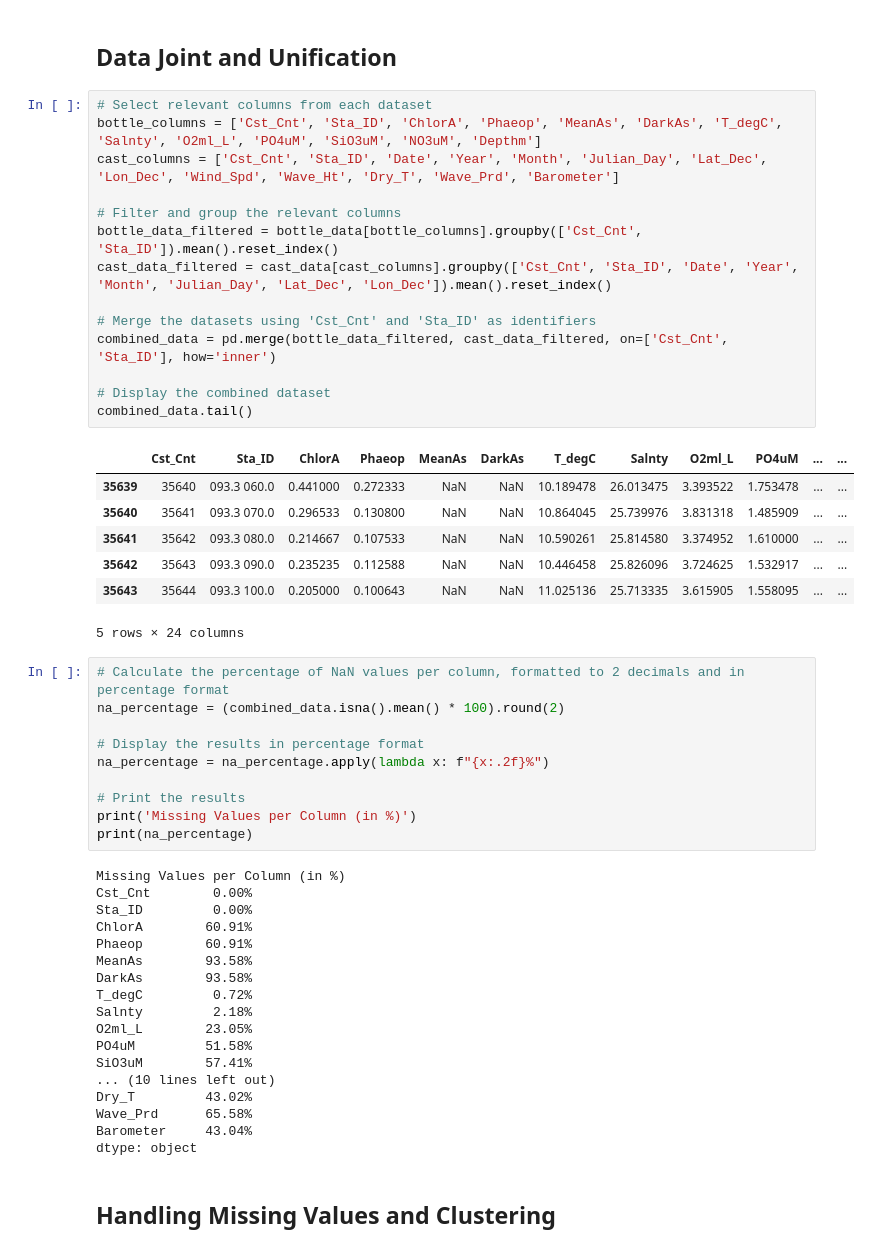
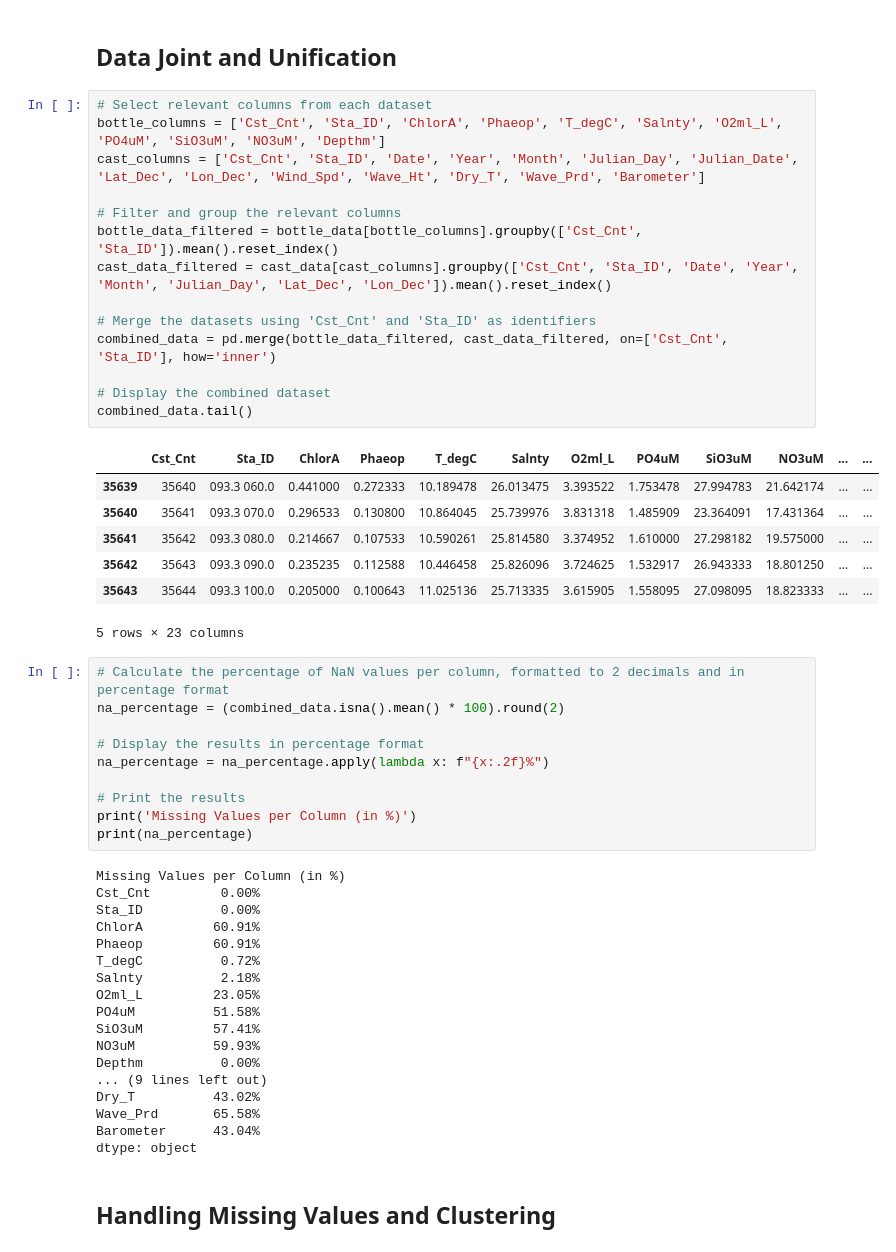
Before and after one commit to Drums180/Geoscientific_Analysis_Project, a Jupyter notebook: data_transform.ipynb, the cells around one changed output. Cells and saved outputs as stored; diff of their text form.

```diff
--- a/data_transform.ipynb
+++ b/data_transform.ipynb
@@ -13,26 +13,26 @@ cast_data = pd.read_csv('Datasets/194903-202105_Cast.csv', encoding='latin1')
 ## Data Joint and Unification
 # %%
 # Select relevant columns from each dataset
-bottle_columns = ['Cst_Cnt', 'Sta_ID', 'ChlorA', 'Phaeop', 'MeanAs', 'DarkAs', 'T_degC', 'Salnty', 'O2ml_L', 'PO4uM', 'SiO3uM', 'NO3uM', 'Depthm']
-cast_columns = ['Cst_Cnt', 'Sta_ID', 'Date', 'Year', 'Month', 'Julian_Day', 'Lat_Dec', 'Lon_Dec', 'Wind_Spd', 'Wave_Ht', 'Dry_T', 'Wave_Prd', 'Barometer']
+bottle_columns = ['Cst_Cnt', 'Sta_ID', 'ChlorA', 'Phaeop', 'T_degC', 'Salnty', 'O2ml_L', 'PO4uM', 'SiO3uM', 'NO3uM', 'Depthm']
+cast_columns = ['Cst_Cnt', 'Sta_ID', 'Date', 'Year', 'Month', 'Julian_Day', 'Julian_Date', 'Lat_Dec', 'Lon_Dec', 'Wind_Spd', 'Wave_Ht', 'Dry_T', 'Wave_Prd', 'Barometer']
 
 # Filter and group the relevant columns
 bottle_data_filtered = bottle_data[bottle_columns].groupby(['Cst_Cnt', 'Sta_ID']).mean().reset_index()
 cast_data_filtered = cast_data[cast_columns].groupby(['Cst_Cnt', 'Sta_ID', 'Date', 'Year', 'Month', 'Julian_Day', 'Lat_Dec', 'Lon_Dec']).mean().reset_index()
 
 # Merge the datasets using 'Cst_Cnt' and 'Sta_ID' as identifiers
 combined_data = pd.merge(bottle_data_filtered, cast_data_filtered, on=['Cst_Cnt', 'Sta_ID'], how='inner')
 
 # Display the combined dataset
 combined_data.tail()
 # %% [output]
-|  | Cst_Cnt | Sta_ID | ChlorA | Phaeop | MeanAs | DarkAs | T_degC | Salnty | O2ml_L | PO4uM | ... | ... |
-| 35639 | 35640 | 093.3 060.0 | 0.441000 | 0.272333 | NaN | NaN | 10.189478 | 26.013475 | 3.393522 | 1.753478 | ... | ... |
-| 35640 | 35641 | 093.3 070.0 | 0.296533 | 0.130800 | NaN | NaN | 10.864045 | 25.739976 | 3.831318 | 1.485909 | ... | ... |
-| 35641 | 35642 | 093.3 080.0 | 0.214667 | 0.107533 | NaN | NaN | 10.590261 | 25.814580 | 3.374952 | 1.610000 | ... | ... |
-| 35642 | 35643 | 093.3 090.0 | 0.235235 | 0.112588 | NaN | NaN | 10.446458 | 25.826096 | 3.724625 | 1.532917 | ... | ... |
-| 35643 | 35644 | 093.3 100.0 | 0.205000 | 0.100643 | NaN | NaN | 11.025136 | 25.713335 | 3.615905 | 1.558095 | ... | ... |
+|  | Cst_Cnt | Sta_ID | ChlorA | Phaeop | T_degC | Salnty | O2ml_L | PO4uM | SiO3uM | NO3uM | ... | ... |
+| 35639 | 35640 | 093.3 060.0 | 0.441000 | 0.272333 | 10.189478 | 26.013475 | 3.393522 | 1.753478 | 27.994783 | 21.642174 | ... | ... |
+| 35640 | 35641 | 093.3 070.0 | 0.296533 | 0.130800 | 10.864045 | 25.739976 | 3.831318 | 1.485909 | 23.364091 | 17.431364 | ... | ... |
+| 35641 | 35642 | 093.3 080.0 | 0.214667 | 0.107533 | 10.590261 | 25.814580 | 3.374952 | 1.610000 | 27.298182 | 19.575000 | ... | ... |
+| 35642 | 35643 | 093.3 090.0 | 0.235235 | 0.112588 | 10.446458 | 25.826096 | 3.724625 | 1.532917 | 26.943333 | 18.801250 | ... | ... |
+| 35643 | 35644 | 093.3 100.0 | 0.205000 | 0.100643 | 11.025136 | 25.713335 | 3.615905 | 1.558095 | 27.098095 | 18.823333 | ... | ... |
-5 rows × 24 columns
+5 rows × 23 columns
 # %%
 # Calculate the percentage of NaN values per column, formatted to 2 decimals and in percentage format
 na_percentage = (combined_data.isna().mean() * 100).round(2)
@@ -45,21 +45,21 @@ print('Missing Values per Column (in %)')
 print(na_percentage)
 # %% [output]
 Missing Values per Column (in %)
-Cst_Cnt        0.00%
-Sta_ID         0.00%
-ChlorA        60.91%
-Phaeop        60.91%
-MeanAs        93.58%
-DarkAs        93.58%
-T_degC         0.72%
-Salnty         2.18%
-O2ml_L        23.05%
-PO4uM         51.58%
-SiO3uM        57.41%
-... (10 lines left out)
-Dry_T         43.02%
-Wave_Prd      65.58%
-Barometer     43.04%
+Cst_Cnt         0.00%
+Sta_ID          0.00%
+ChlorA         60.91%
+Phaeop         60.91%
+T_degC          0.72%
+Salnty          2.18%
+O2ml_L         23.05%
+PO4uM          51.58%
+SiO3uM         57.41%
+NO3uM          59.93%
+Depthm          0.00%
+... (9 lines left out)
+Dry_T          43.02%
+Wave_Prd       65.58%
+Barometer      43.04%
 dtype: object
 # %% [markdown]
 ## Handling Missing Values and Clustering
```
Also changed, not shown: parts of 5 cells of this notebook, 4 other files.
